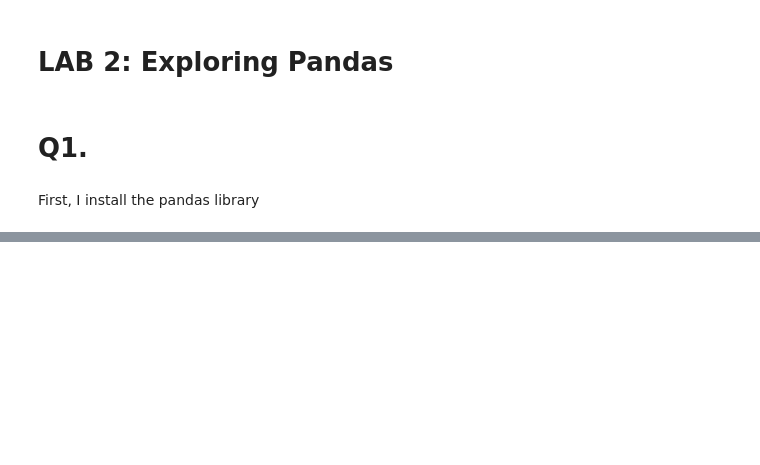
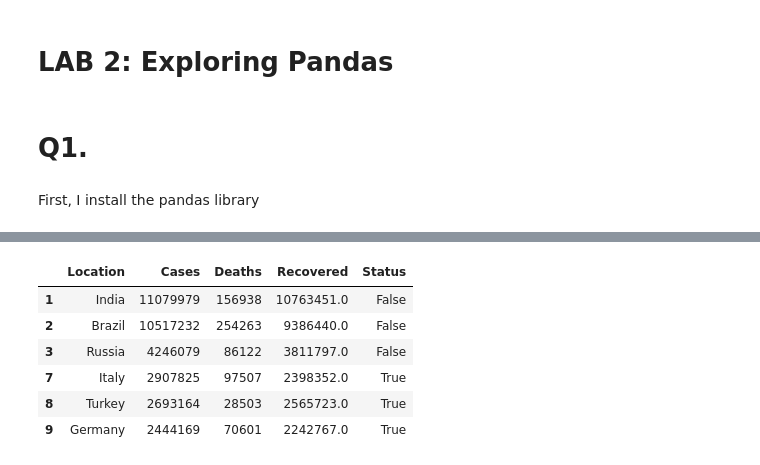
Before and after one commit to Sulphite05/MachineLearning, a Jupyter notebook: lab2.ipynb, the cells around one changed output, grey strips where cells are left out. Cells and saved outputs as stored; diff of their text form; code cells hidden in the pictures; blank space fills up the shorter version.

```diff
--- a/lab2.ipynb
+++ b/lab2.ipynb
@@ -24,0 +423,10 @@ Note: you may need to restart the kernel to use updated packages.
+# %%
+df.dropna(subset=['Recovered'])
+# %% [output]
+|  | Location | Cases | Deaths | Recovered | Status |
+| 1 | India | 11079979 | 156938 | 10763451.0 | False |
+| 2 | Brazil | 10517232 | 254263 | 9386440.0 | False |
+| 3 | Russia | 4246079 | 86122 | 3811797.0 | False |
+| 7 | Italy | 2907825 | 97507 | 2398352.0 | True |
+| 8 | Turkey | 2693164 | 28503 | 2565723.0 | True |
+| 9 | Germany | 2444169 | 70601 | 2242767.0 | True |
```
Also changed, not shown: parts of 60 cells of this notebook.
